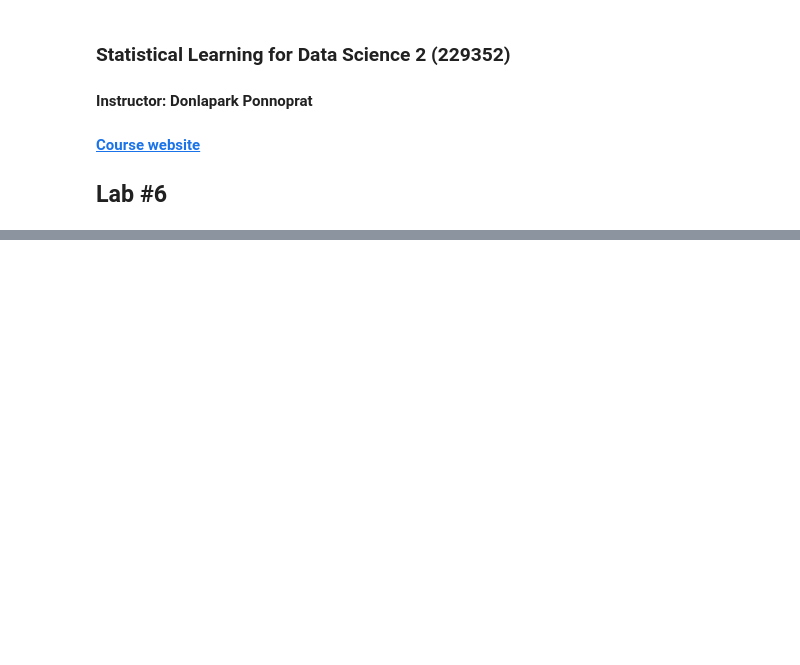
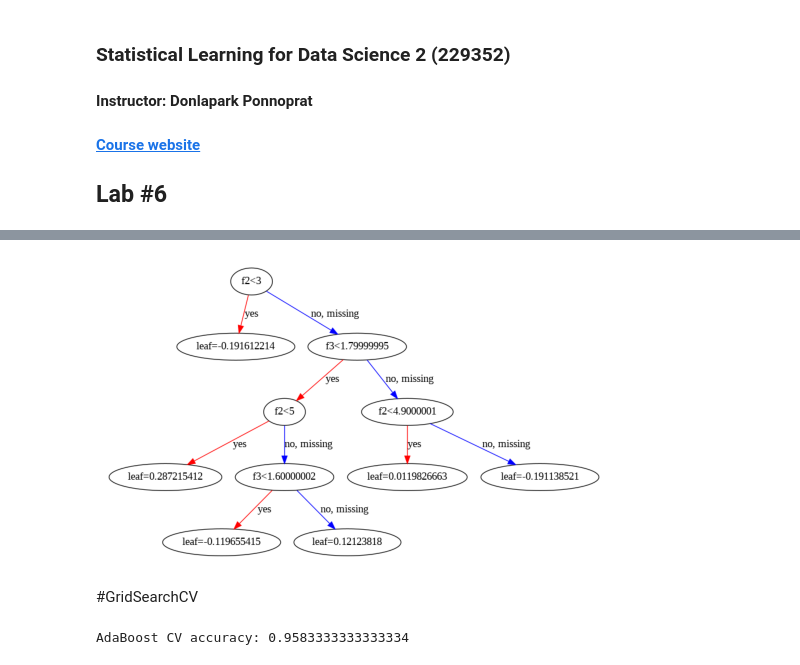
Before and after one commit to Paengpeng/229352-StatisticalLearning, a Jupyter notebook: 229352_Lab06.ipynb, the cells around one changed output, grey strips where cells are left out. Saved outputs shown, nothing was run; the diff lists cells and outputs as text; code cells hidden in the pictures; blank space fills up the shorter version.

```diff
--- a/229352_Lab06.ipynb
+++ b/229352_Lab06.ipynb
@@ -242,0 +85,6 @@ plt.show()
+# %%
+from xgboost import plot_tree
+
+plot_tree(model, num_trees=4);
+# %% [output]
+[figure, added]
@@ -242,0 +102,17 @@ plt.show()
+# %% [markdown]
+#GridSearchCV
+# %%
+# AdaBoost
+ada = AdaBoostClassifier(random_state=42)
+
+ada_param = {
+    "n_estimators": [50, 100, 200],
+    "learning_rate": [0.01, 0.1, 1]
+}
+
+gs_ada = GridSearchCV(ada, ada_param, cv=5, scoring="accuracy")
+gs_ada.fit(X_train, y_train)
+
+print("AdaBoost CV accuracy:", gs_ada.best_score_)
+# %% [output]
+AdaBoost CV accuracy: 0.9583333333333334
```
Also changed, not shown: parts of 41 cells of this notebook.
